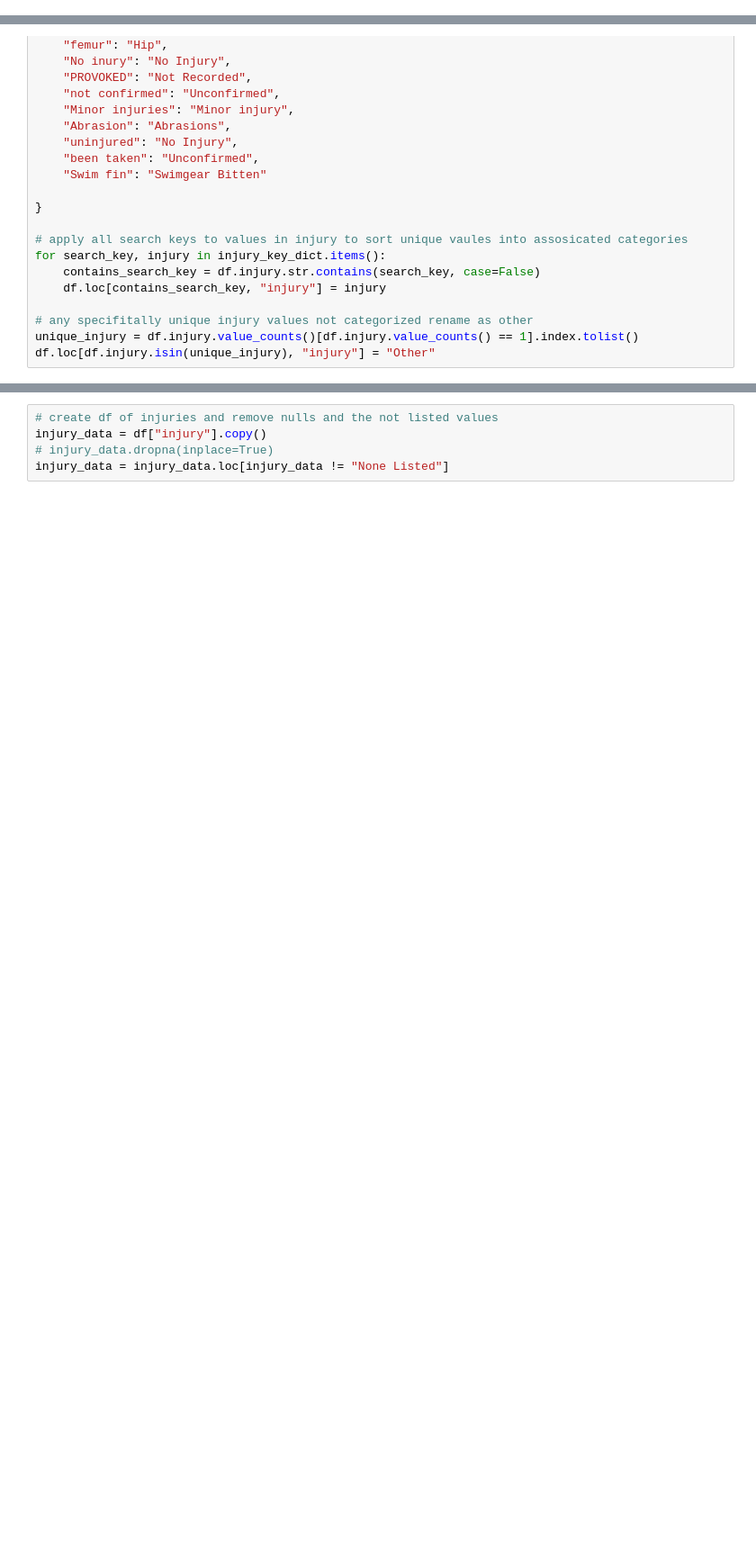
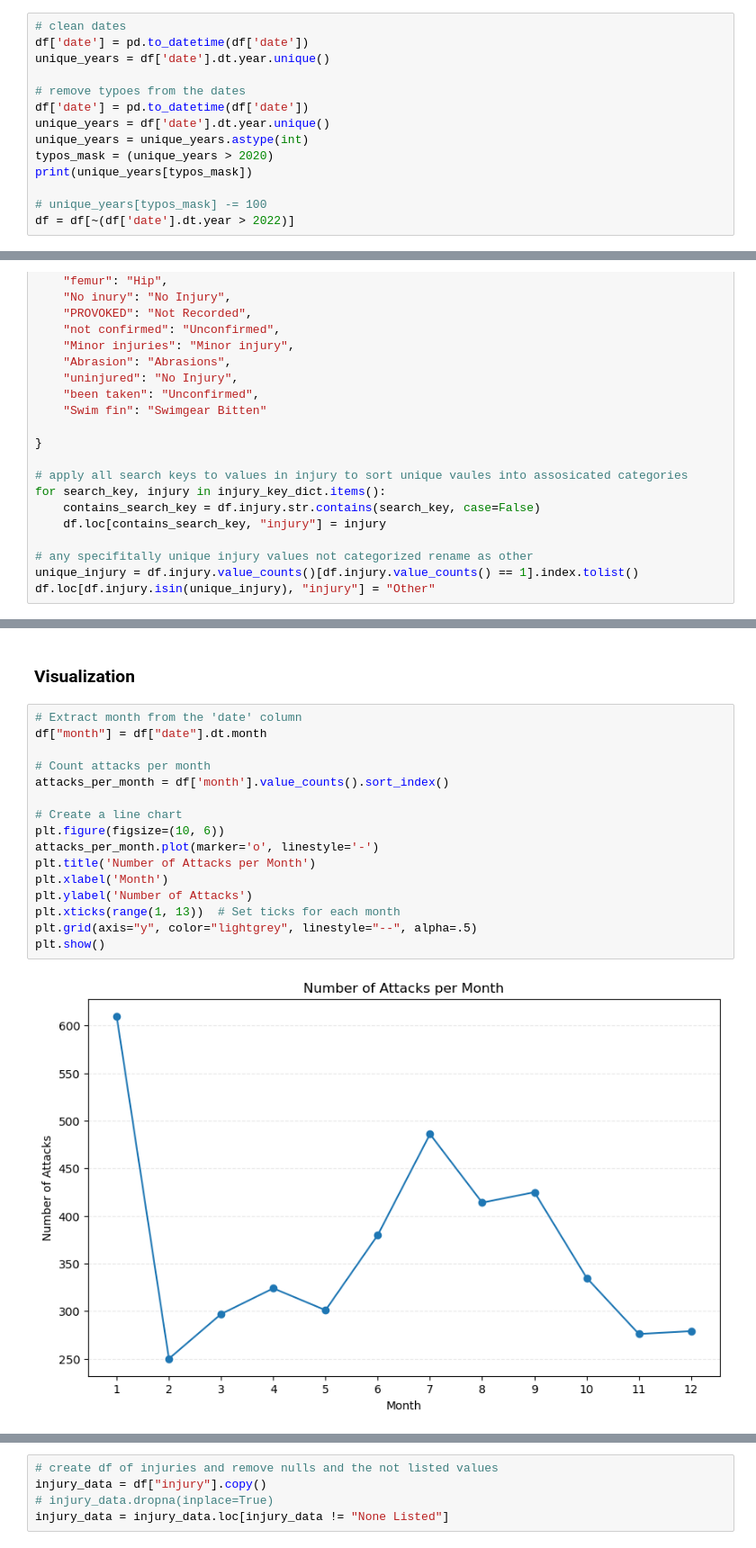
Before and after one commit to HagenGrant/project-1-group-05, a Jupyter notebook: Shark Attacks-checkpoint.ipynb, the cells around one changed output, grey strips where cells are left out. Shown: that part at 90% size. Cells and saved outputs as stored; diff of their text form; blank space fills up the shorter version.

```diff
--- a/Shark Attacks-checkpoint.ipynb
+++ b/Shark Attacks-checkpoint.ipynb
@@ -243,0 +220,14 @@ Index(['date', 'type', 'country', 'area', 'location', 'activity', 'sex', 'age',
+# %%
+# clean dates
+df['date'] = pd.to_datetime(df['date'])
+unique_years = df['date'].dt.year.unique()
+
+# remove typoes from the dates
+df['date'] = pd.to_datetime(df['date'])
+unique_years = df['date'].dt.year.unique()
+unique_years = unique_years.astype(int)
+typos_mask = (unique_years > 2020)
+print(unique_years[typos_mask])
+
+# unique_years[typos_mask] -= 100
+df = df[~(df['date'].dt.year > 2022)]
@@ -699,0 +610,20 @@ plt.show()
+# %% [markdown]
+### Visualization
+# %%
+# Extract month from the 'date' column
+df["month"] = df["date"].dt.month
+
+# Count attacks per month
+attacks_per_month = df['month'].value_counts().sort_index()
+
+# Create a line chart
+plt.figure(figsize=(10, 6))
+attacks_per_month.plot(marker='o', linestyle='-')
+plt.title('Number of Attacks per Month')
+plt.xlabel('Month')
+plt.ylabel('Number of Attacks')
+plt.xticks(range(1, 13))  # Set ticks for each month
+plt.grid(axis="y", color="lightgrey", linestyle="--", alpha=.5)
+plt.show()
+# %% [output]
+[figure, added]
```
Also changed, not shown: parts of 61 cells of this notebook.
